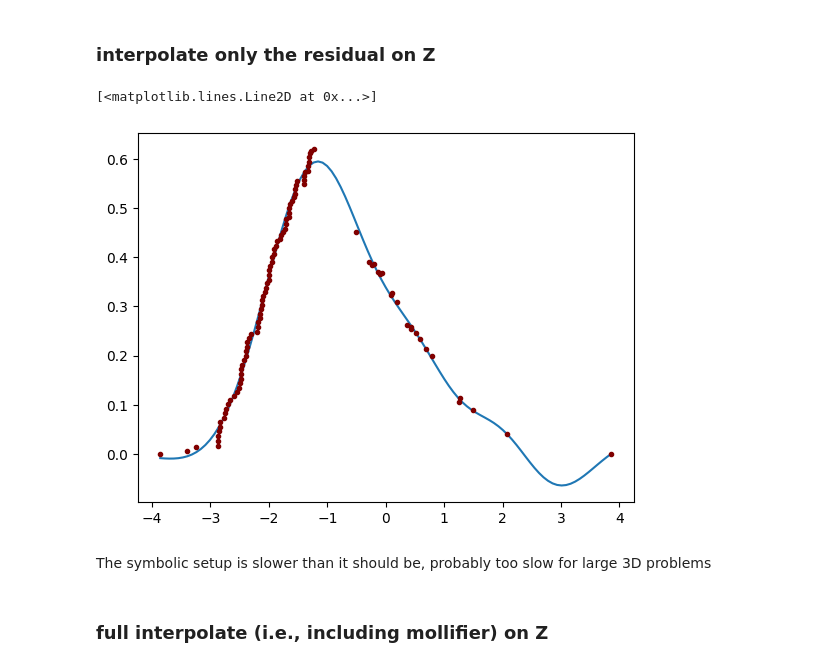
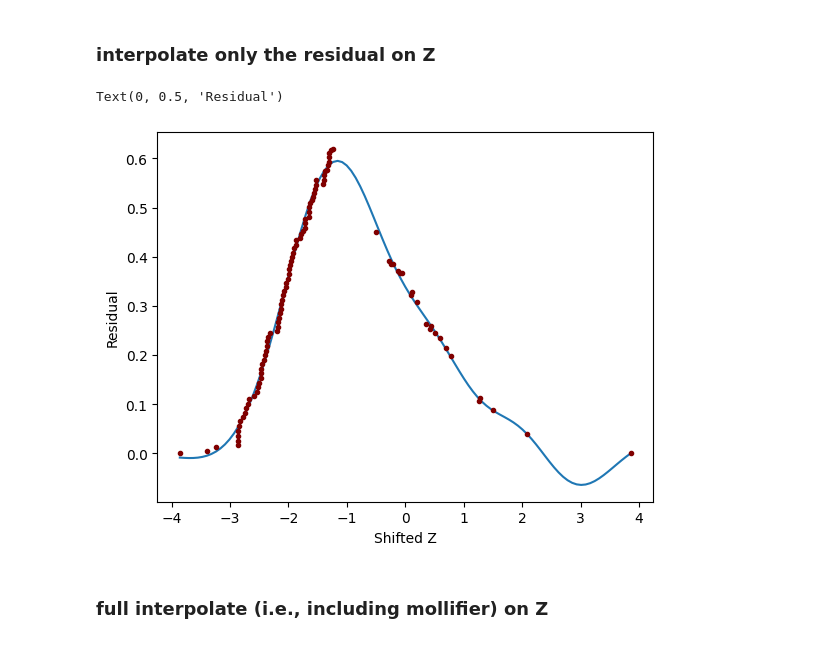
Before and after one commit to DesignToolInvestor/ManetSim, a Jupyter notebook: 2dDist/Worksheets/dist_b_fit.ipynb, the cells around one changed output. Cells and saved outputs as stored; diff of their text form; code cells hidden in the pictures.

```diff
--- a/2dDist/Worksheets/dist_b_fit.ipynb
+++ b/2dDist/Worksheets/dist_b_fit.ipynb
@@ -316,8 +359,8 @@ invZ
 $\displaystyle \frac{0.431967756168831 e^{z}}{0.215983878084415 e^{z} + 1}$
 # %%
 sp = Symbol('sp')
-base = SincD(0,(z - sp)/h) * nullZ
-base
+baseZ = SincD(0,(z - sp)/h) * nullZ
+baseZ
 # %% [output]
 $\displaystyle \frac{0.431967756168831 \sqrt{2} e^{z} \operatorname{SincD}{\left(0,- 0.907068461143244 sp + 0.907068461143244 z \right)}}{\left(0.215983878084415 e^{z} + 1\right)^{3}}$
 # %% [markdown]
@@ -341,7 +384,7 @@ mat = []
 
 for (zV,res) in zip(sampZs,resZ):
 	molV = float(molFloatZ.subs(z, zV).evalf())
-	sincRow = [float(base.subs({z:zV, sp:spV}).evalf()) for spV in sincPointZ]
+	sincRow = [float(baseZ.subs({z:zV, sp:spV}).evalf()) for spV in sincPointZ]
 
 	row = [molV] + sincRow
 	mat.append(row)
@@ -372,22 +418,22 @@ for colNum in range(nSinc + 1):
 # %%
 gridZ = Grid1(zsMin,zsMax, nPlot)
 gridRes = []
 
 for zV in gridZ:
 	val = weight[0] * molFloatZ.subs(z,zV).evalf()
 	for k in range(nSinc):
-		val += weight[k + 1] * base.subs(z,zV).subs(sp, sincPointZ[k]).evalf()
+		val += weight[k + 1] * baseZ.subs(z,zV).subs(sp, sincPointZ[k]).evalf()
 
 	gridRes.append(val)
 
 plot.plot(gridZ,gridRes)
+plot.plot(sampZs, resZ, '.', c='maroon')
 
-plot.plot(sampZs, resZ, '.', c='maroon')
+plot.xlabel('Shifted Z')
+plot.ylabel('Residual')
 # %% [output]
-[<matplotlib.lines.Line2D at 0x...>]
+Text(0, 0.5, 'Residual')
-[figure, old version]
+[figure, new version]
-# %% [markdown]
-The symbolic setup is slower than it should be, probably too slow for large 3D problems
 # %% [markdown]
 ### full interpolate (i.e., including mollifier) on Z
 # %%
```
Also changed, not shown: parts of 33 cells of this notebook, 3 other files.
